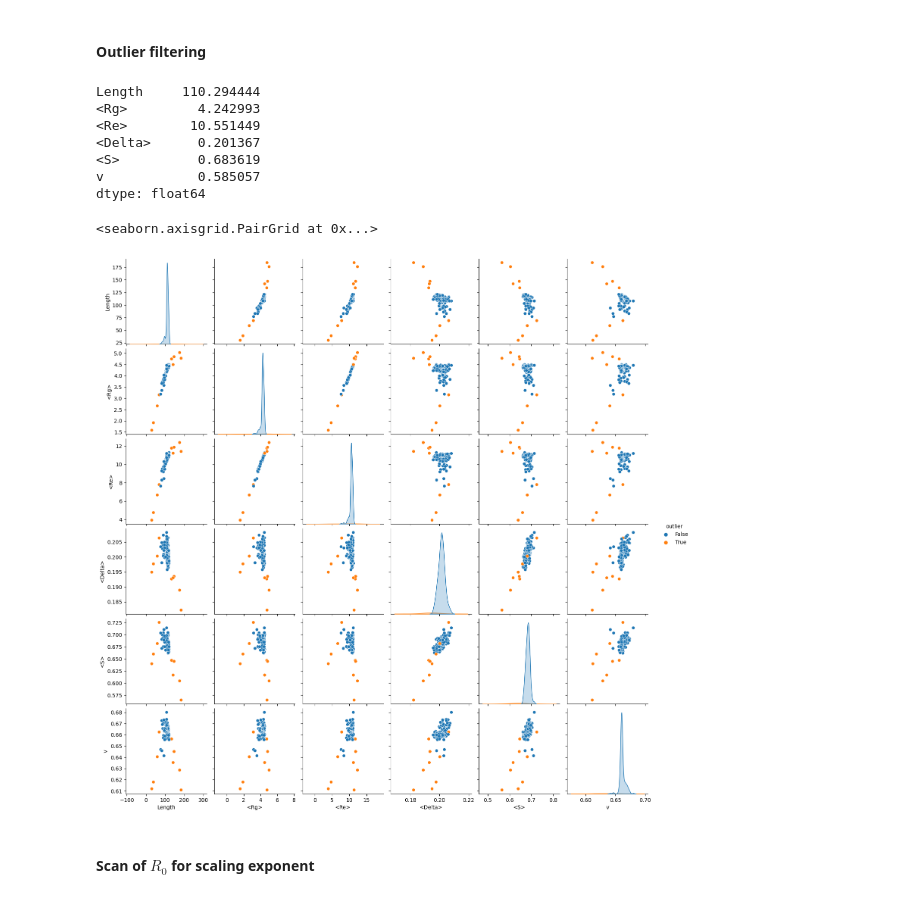
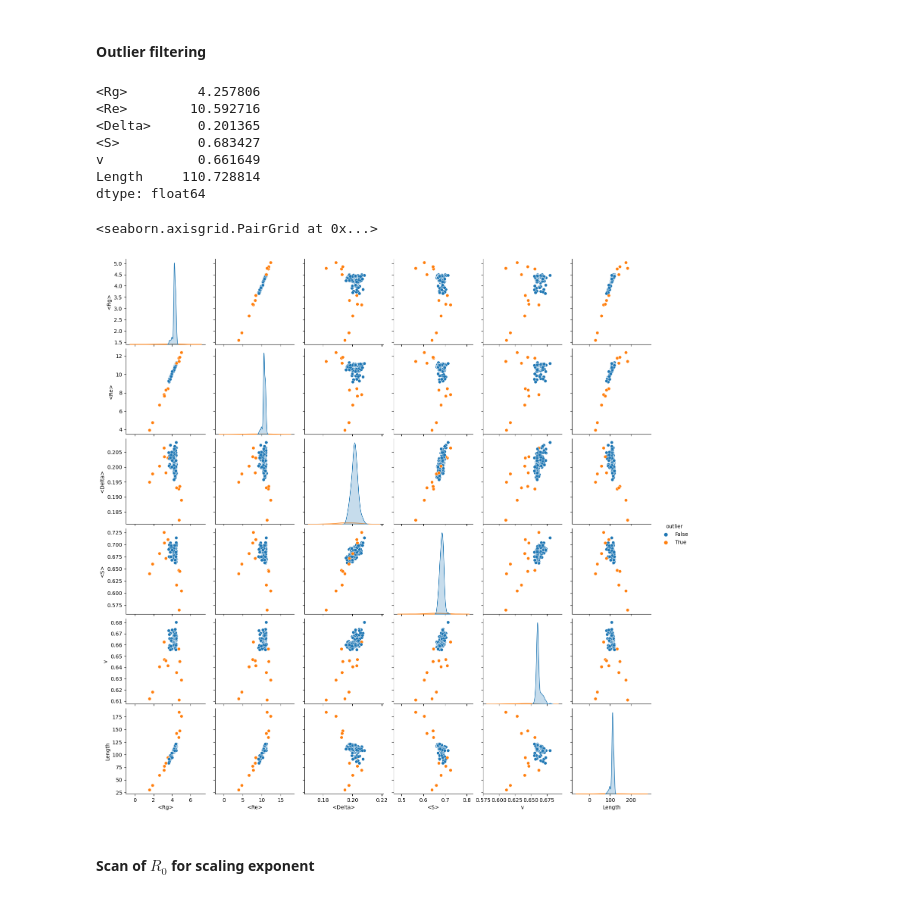
Before and after one commit to frederikespersen/OrthoIDP, a Jupyter notebook: exp/ortho_h1-0/ortho_h1-0.ipynb, the cells around one changed output. Saved outputs shown, nothing was run; the diff lists cells and outputs as text; code cells hidden in the pictures.

```diff
--- a/exp/ortho_h1-0/ortho_h1-0.ipynb
+++ b/exp/ortho_h1-0/ortho_h1-0.ipynb
@@ -376,3 +364,10 @@ Index(['location', 'species', 'name', 'variant', 'description', 'traj', 'NCPR',
+# %%
+# Unpickling analysis checkpoint
+analysis = pd.read_pickle("results/analysis.pkl")
+metadata = analysis[['template', 'sequence', 'location', 'region', 'variant', 'uniprot_id', 'name', 'description', 'species', 'traj']]
+cider = analysis[['kappa', 'FCR', 'NCPR', 'Hydrophobicity', 'Frac. dis. prom.', 'Length', 'Charge']]
+freqs = analysis[['A', 'C', 'D', 'E', 'F', 'G', 'H', 'I', 'K', 'L', 'M', 'N', 'P', 'Q', 'R', 'S', 'T', 'V', 'W', 'Y']]
+struc = analysis[['Rg', '<Rg>', 'Re', '<Re>', 'Delta', '<Delta>','S', '<S>', 'v', 'outlier']]
 # %%
 # Pickling analysis checkpoint
 analysis = pd.concat([metadata, cider, freqs, struc], axis=1)
@@ -596,24 +591,24 @@ plt.show()
 #### Outlier filtering
 # %%
 # Setting outliers by sequence length (75<=L<=125) and scaling exponent (0.65<v)
-struc['outlier'] = ~((abs(struc.Length-100)<=25) & (struc.v<0.65))
+struc['outlier'] = ~((abs(cider.Length-100)<=25) & (struc.v>0.65))
 # %%
 # Mean values amongst filtered
-struc[~struc['outlier']][['Length', '<Rg>', '<Re>', '<Delta>', '<S>', 'v']].mean()
+pd.concat([struc[~struc['outlier']][['<Rg>', '<Re>', '<Delta>', '<S>', 'v']].mean(), cider[~struc['outlier']][['Length']].mean()])
 # %% [output]
-Length     110.294444
-<Rg>         4.242993
-<Re>        10.551449
-<Delta>      0.201367
-<S>          0.683619
-v            0.585057
+<Rg>         4.257806
+<Re>        10.592716
+<Delta>      0.201365
+<S>          0.683427
+v            0.661649
+Length     110.728814
 dtype: float64
 # %%
 # Plotting distributions
-sns.pairplot(struc[['Length', '<Rg>', '<Re>', '<Delta>', '<S>', 'v', 'outlier']], hue='outlier')
+sns.pairplot(pd.concat([struc[['<Rg>', '<Re>', '<Delta>', '<S>', 'v', 'outlier']], cider[['Length']]], axis=1), hue='outlier')
 # %% [output]
 <seaborn.axisgrid.PairGrid at 0x...>
-[figure, old version]
+[figure, new version]
 # %% [markdown]
 #### Scan of $R_0$ for scaling exponent
 # %% [markdown]
```
Also changed, not shown: parts of 2 cells of this notebook.
